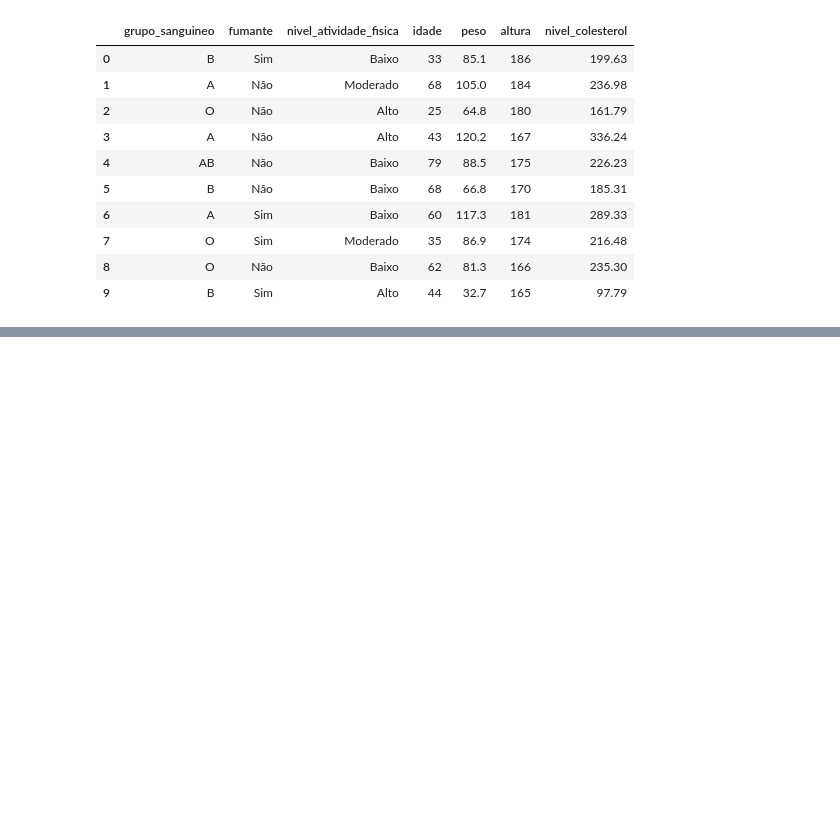
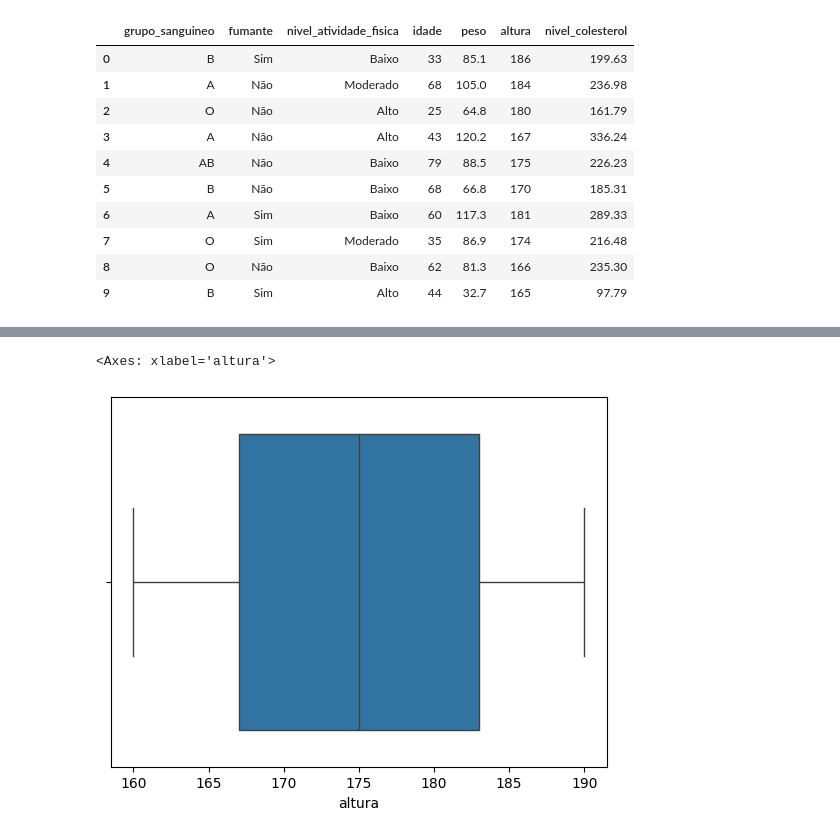
Before and after one commit to marciocamello/ml-multiple-linear-regression, a Jupyter notebook: modelo_colesterol.ipynb, the cells around one changed output, grey strips where cells are left out. Drawn from its saved outputs; the diff is of its cells as text; code cells hidden in the pictures; blank space fills up the shorter version.

```diff
--- a/modelo_colesterol.ipynb
+++ b/modelo_colesterol.ipynb
@@ -150,0 +168,8 @@ df_colesterol_eda.head(10)
+# %%
+# Remover publico com peso menor que 40kg
+df_colesterol_eda.drop(df_colesterol_eda[df_colesterol_eda.peso < 40].index, axis=0, inplace=True)
+# %%
+sns.boxplot(data=df_colesterol_eda, x='altura')
+# %% [output]
+<Axes: xlabel='altura'>
+[figure, added]
```
Also changed, not shown: parts of 5 cells of this notebook.
